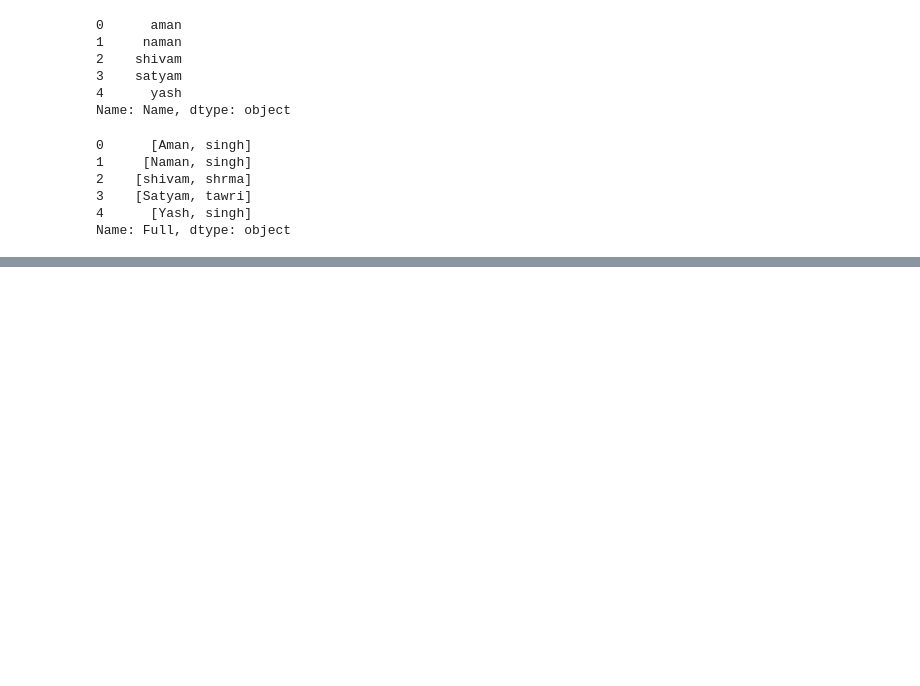
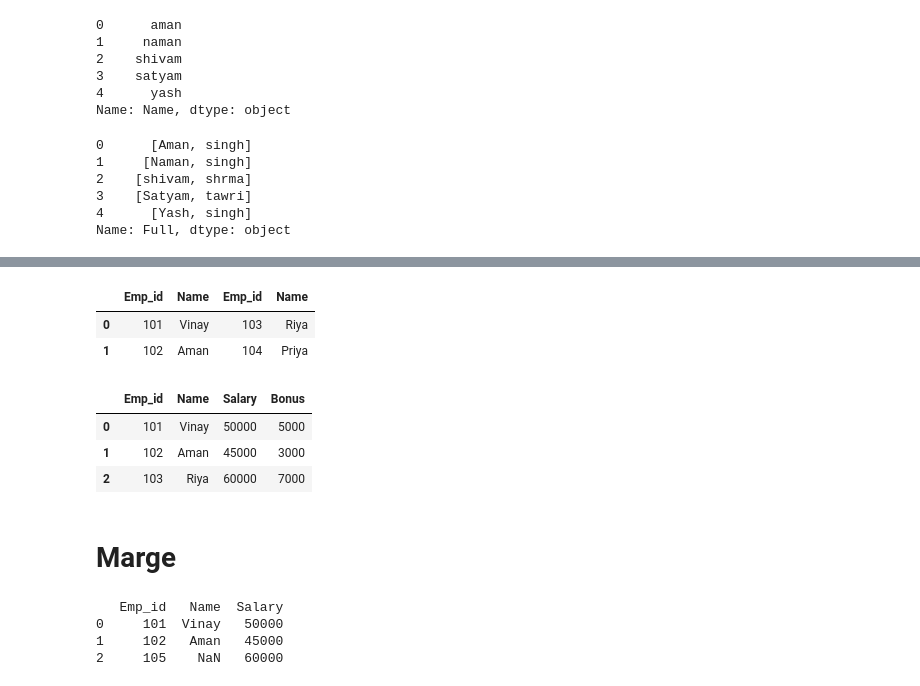
Before and after one commit to rahulostwal30/Pandas, a Jupyter notebook: pandas.ipynb, the cells around one changed output, grey strips where cells are left out. Saved outputs shown, nothing was run; the diff lists cells and outputs as text; code cells hidden in the pictures; blank space fills up the shorter version.

```diff
--- a/pandas.ipynb
+++ b/pandas.ipynb
@@ -473,0 +522,26 @@ Name: Full, dtype: object
+# %%
+vertical = pd.concat([df1,df2],axis=1)
+vertical
+# %% [output]
+|  | Emp_id | Name | Emp_id | Name |
+| 0 | 101 | Vinay | 103 | Riya |
+| 1 | 102 | Aman | 104 | Priya |
+# %%
+employee = pd.DataFrame({
+    "Emp_id" : [101,102,103],
+    "Name" : ['Vinay','Aman','Riya']
+})
+
+salary = pd.DataFrame({
+    "Salary" : [50000,45000,60000],
+    "Bonus" : [5000,3000,7000]
+})
+
+pd.concat([employee,salary],axis=1)
+# %% [output]
+|  | Emp_id | Name | Salary | Bonus |
+| 0 | 101 | Vinay | 50000 | 5000 |
+| 1 | 102 | Aman | 45000 | 3000 |
+| 2 | 103 | Riya | 60000 | 7000 |
+# %% [markdown]
+# Marge
@@ -473,0 +558,13 @@ Name: Full, dtype: object
+# %%
+inner = pd.merge(
+    employee,
+    salary,
+    on = "Emp_id",
+    how = "right"
+)
+print(inner)
+# %% [output]
+   Emp_id   Name  Salary
+0     101  Vinay   50000
+1     102   Aman   45000
+2     105    NaN   60000
```
Also changed, not shown: parts of 8 cells of this notebook, 4 other files.
